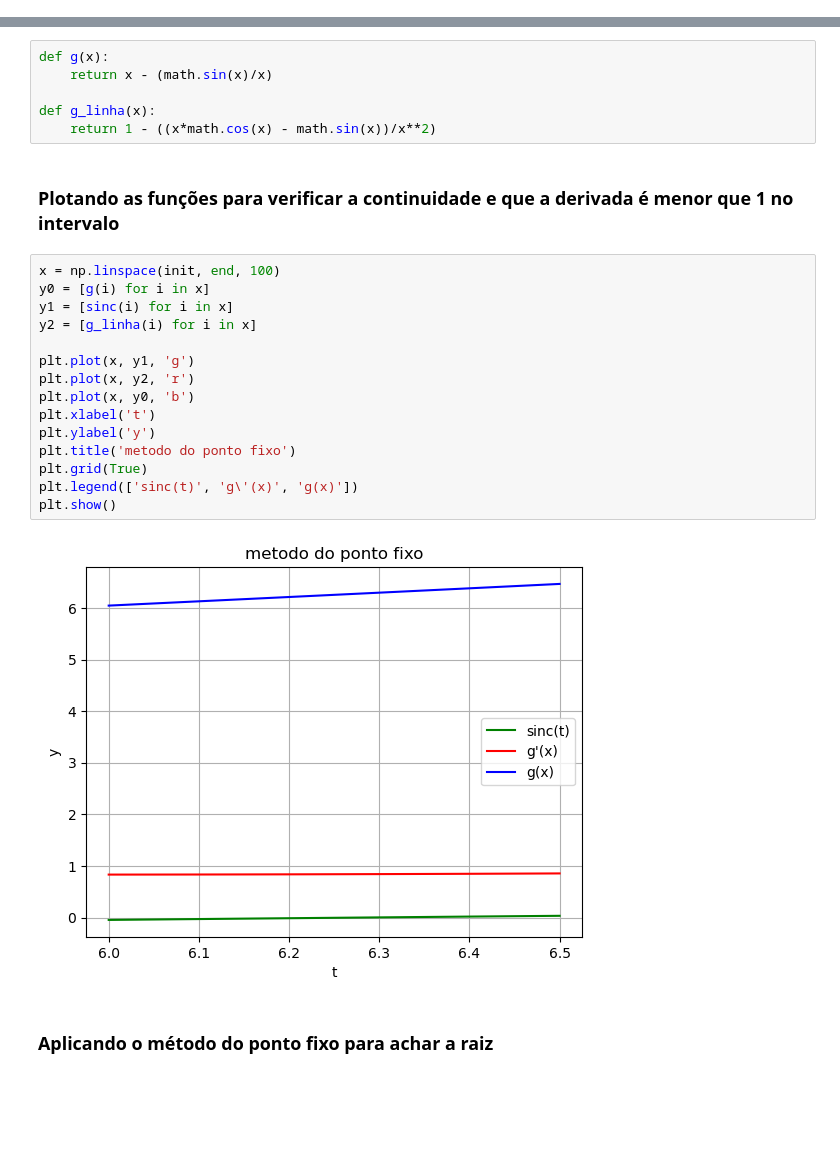
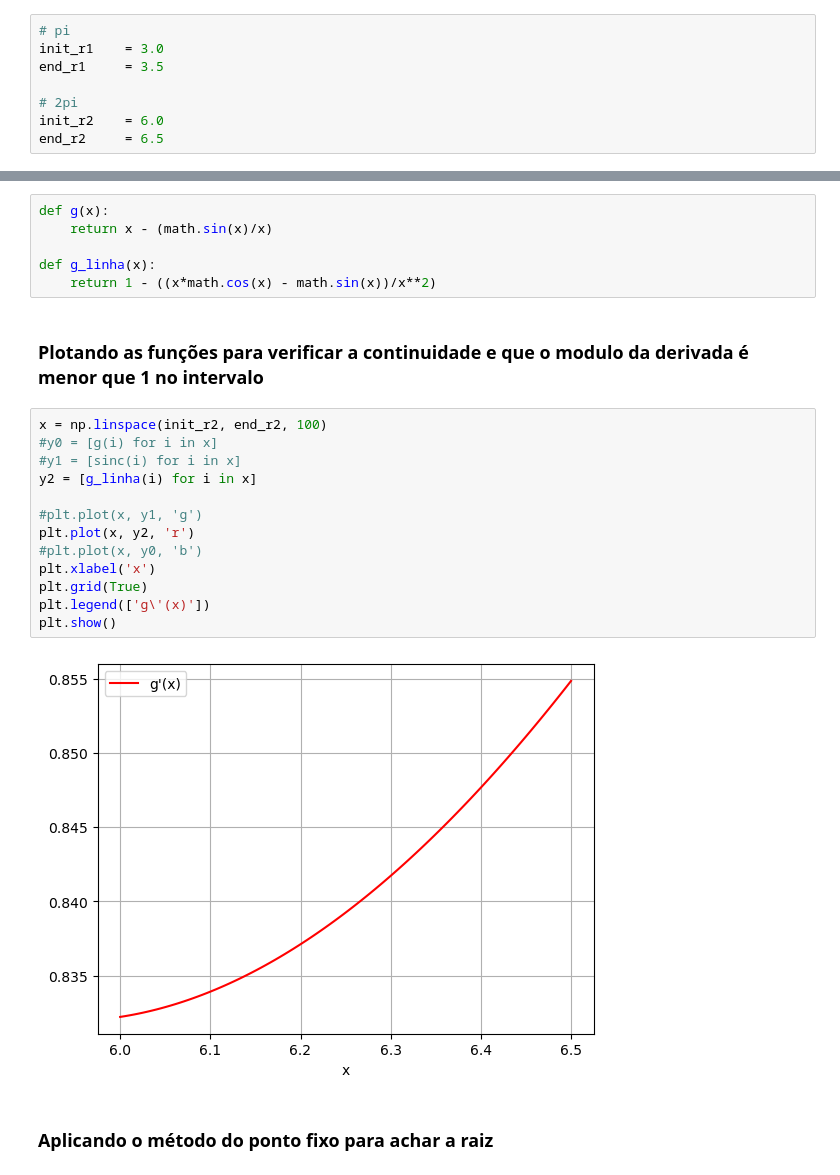
Before and after one commit to AlisonTristao/calculo_numeric, a Jupyter notebook: trabalho_1/atividade_1/main.ipynb, the cells around one changed output, grey strips where cells are left out. Drawn from its saved outputs; the diff is of its cells as text; blank space fills up the shorter version.

```diff
--- a/trabalho_1/atividade_1/main.ipynb
+++ b/trabalho_1/atividade_1/main.ipynb
@@ -32,3 +34,11 @@ r2 = 2*math.pi
+# %%
+# pi
+init_r1    = 3.0
+end_r1     = 3.5
+
+# 2pi
+init_r2    = 6.0
+end_r2     = 6.5
 # %% [markdown]
 ### Plot da função com x entre [0.1, 8]
 # %%
@@ -154,24 +358,22 @@ def g(x):
 def g_linha(x):
     return 1 - ((x*math.cos(x) - math.sin(x))/x**2)
 # %% [markdown]
-### Plotando as funções para verificar a continuidade e que a derivada é menor que 1 no intervalo
+### Plotando as funções para verificar a continuidade e que o modulo da derivada é menor que 1 no intervalo
 # %%
-x = np.linspace(init, end, 100)
-y0 = [g(i) for i in x]
-y1 = [sinc(i) for i in x]
+x = np.linspace(init_r2, end_r2, 100)
+#y0 = [g(i) for i in x]
+#y1 = [sinc(i) for i in x]
 y2 = [g_linha(i) for i in x]
 
-plt.plot(x, y1, 'g')
+#plt.plot(x, y1, 'g')
 plt.plot(x, y2, 'r')
-plt.plot(x, y0, 'b')
-plt.xlabel('t')
-plt.ylabel('y')
-plt.title('metodo do ponto fixo')
+#plt.plot(x, y0, 'b')
+plt.xlabel('x')
 plt.grid(True)
-plt.legend(['sinc(t)', 'g\'(x)', 'g(x)'])
+plt.legend(['g\'(x)'])
 plt.show()
 # %% [output]
-[figure, old version]
+[figure, new version]
 # %% [markdown]
 ### Aplicando o método do ponto fixo para achar a raiz
 # %%
```
Also changed, not shown: parts of 43 cells of this notebook.
